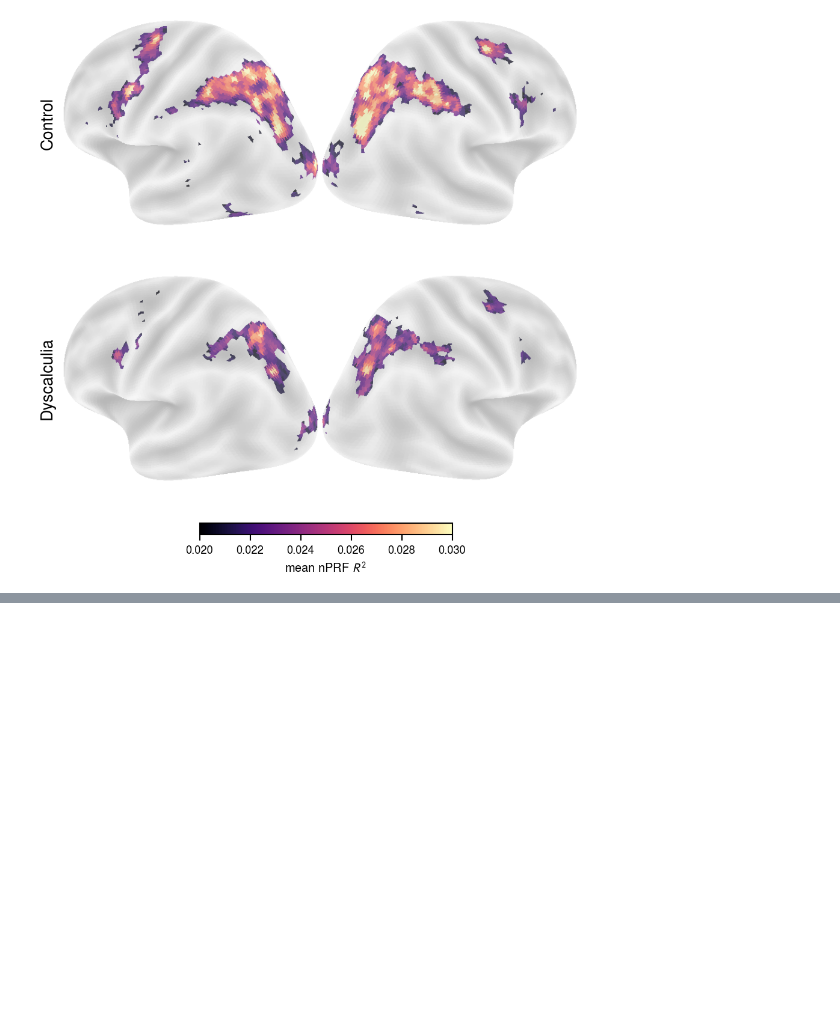
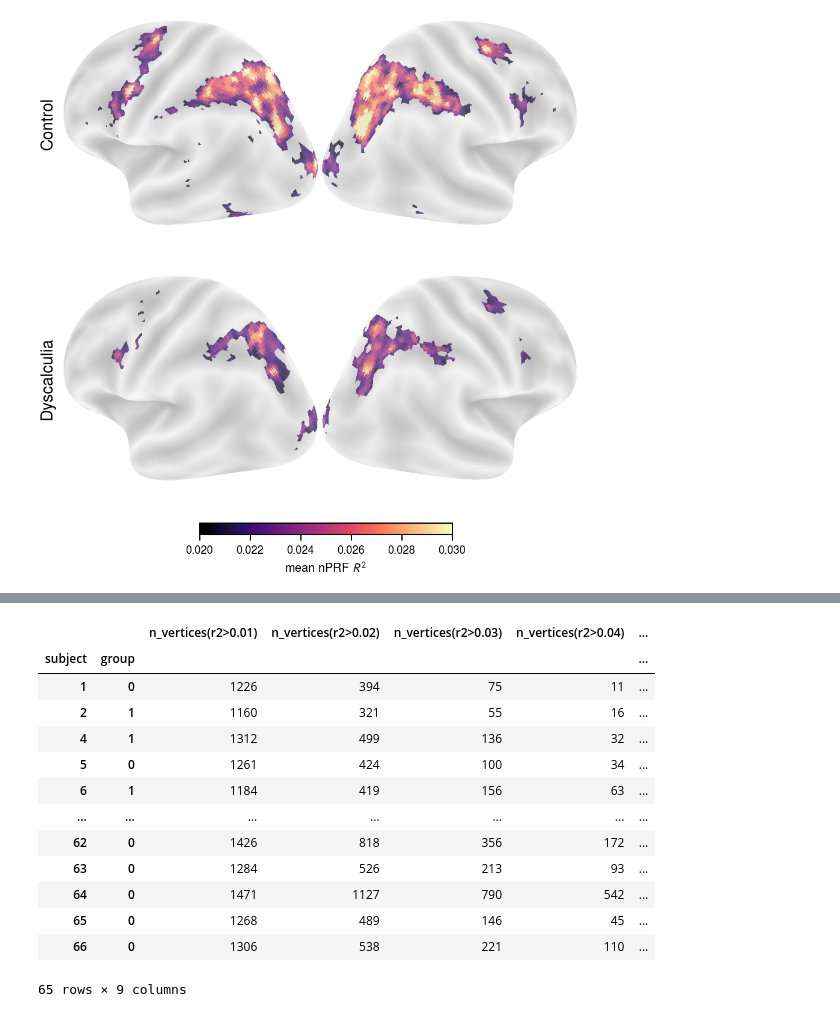
Before and after one commit to mrenke/parietal_patterns, a Jupyter notebook: prep_results/paperDD_neuralFig1.ipynb, the cells around one changed output, grey strips where cells are left out. Cells and saved outputs as stored; diff of their text form; code cells hidden in the pictures; blank space fills up the shorter version.

```diff
--- a/prep_results/paperDD_neuralFig1.ipynb
+++ b/prep_results/paperDD_neuralFig1.ipynb
@@ -234,0 +402,39 @@ plt.show()
+# %%
+r2_thresholds = [0.01, 0.02, 0.03, 0.04, 0.05]
+top_pcts = [2, 5, 10, 20]
+n_npc = npc_mask.sum()  # total NPC vertices (fixed anatomical mask, same for every subject)
+
+rows_thresh = []
+for sub in subList:
+    nPRFmap_L = nib.load(op.join(nPRF_folder, f'sub-{sub:02d}', 'ses-1', 'func', f'sub-{sub:02d}_ses-1_desc-r2.optim.nilearn_space-fsaverage5_hemi-L.func.gii')).agg_data()
+    nPRFmap_R = nib.load(op.join(nPRF_folder, f'sub-{sub:02d}', 'ses-1', 'func', f'sub-{sub:02d}_ses-1_desc-r2.optim.nilearn_space-fsaverage5_hemi-R.func.gii')).agg_data()
+    nPRFmap_fsav5 = np.concatenate([nPRFmap_L, nPRFmap_R], axis=0)
+    nPRF_NPC = nPRFmap_fsav5[npc_mask]
+    sorted_r2 = np.sort(nPRF_NPC)[::-1]  # descending, for the top-% cutoffs below
+
+    row = {'subject': sub}
+    for thr in r2_thresholds:
+        row[f'n_vertices(r2>{thr})'] = (nPRF_NPC > thr).sum()
+    for pct in top_pcts:
+        k = int(round(pct / 100 * n_npc))
+        row[f'mean_R2(top{pct}%)'] = sorted_r2[:k].mean()
+    rows_thresh.append(row)
+
+df_thresh = pd.DataFrame(rows_thresh).set_index('subject').join(group_df, how='inner').set_index('group', append=True)
+measures_thresh = [c for c in df_thresh.columns]
+df_thresh
+# %% [output]
+|  |  | n_vertices(r2>0.01) | n_vertices(r2>0.02) | n_vertices(r2>0.03) | n_vertices(r2>0.04) | ... |
+| subject | group |  |  |  |  | ... |
+| 1 | 0 | 1226 | 394 | 75 | 11 | ... |
+| 2 | 1 | 1160 | 321 | 55 | 16 | ... |
+| 4 | 1 | 1312 | 499 | 136 | 32 | ... |
+| 5 | 0 | 1261 | 424 | 100 | 34 | ... |
+| 6 | 1 | 1184 | 419 | 156 | 63 | ... |
+| ... | ... | ... | ... | ... | ... | ... |
+| 62 | 0 | 1426 | 818 | 356 | 172 | ... |
+| 63 | 0 | 1284 | 526 | 213 | 93 | ... |
+| 64 | 0 | 1471 | 1127 | 790 | 542 | ... |
+| 65 | 0 | 1268 | 489 | 146 | 45 | ... |
+| 66 | 0 | 1306 | 538 | 221 | 110 | ... |
+65 rows × 9 columns
```
Also changed, not shown: parts of 15 cells of this notebook, 3 other files.
